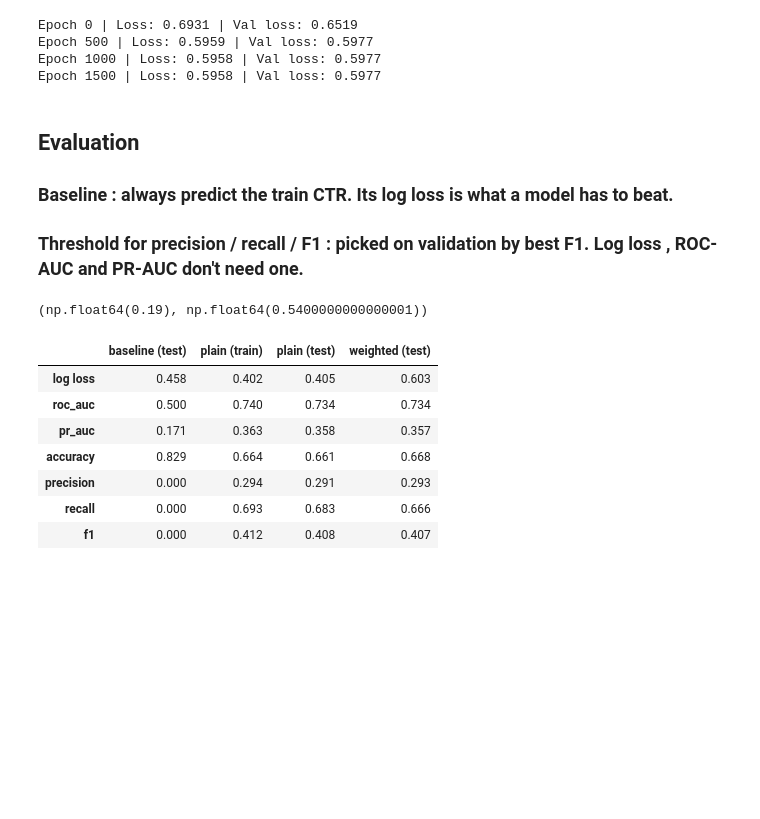
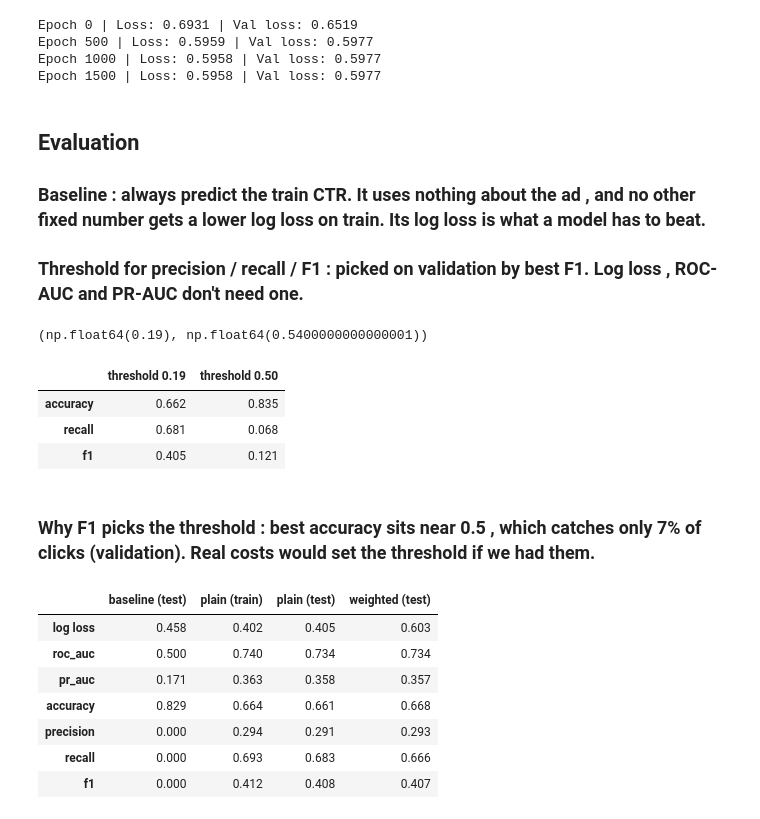
Before and after one commit to IshuIsAwake/advanced_data_science, a Jupyter notebook: projects/ctr_competition/03_logistic_regression.ipynb, the cells around one changed output. Drawn from its saved outputs; the diff is of its cells as text; code cells hidden in the pictures; blank space fills up the shorter version.

```diff
--- a/projects/ctr_competition/03_logistic_regression.ipynb
+++ b/projects/ctr_competition/03_logistic_regression.ipynb
@@ -71,7 +71,7 @@ Epoch 1000 | Loss: 0.5958 | Val loss: 0.5977
 Epoch 1500 | Loss: 0.5958 | Val loss: 0.5977
 # %% [markdown]
 ## Evaluation
-### Baseline : always predict the train CTR. Its log loss is what a model has to beat.
+### Baseline : always predict the train CTR. It uses nothing about the ad , and no other fixed number gets a lower log loss on train. Its log loss is what a model has to beat.
 ### Threshold for precision / recall / F1 : picked on validation by best F1. Log loss , ROC-AUC and PR-AUC don't need one.
 # %%
 def probs(m , X):
@@ -90,6 +90,16 @@ threshold , wthreshold = best_threshold(y_val_np , p_val) , best_threshold(y_val
 threshold , wthreshold
 # %% [output]
 (np.float64(0.19), np.float64(0.5400000000000001))
+# %%
+pd.DataFrame({f'threshold {t:.2f}' : {'accuracy' : accuracy_score(y_val_np , p_val >= t) , 'recall' : recall_score(y_val_np , p_val >= t) ,
+                                     'f1' : f1_score(y_val_np , p_val >= t)} for t in [threshold , 0.5]}).round(3)
+# %% [output]
+|  | threshold 0.19 | threshold 0.50 |
+| accuracy | 0.662 | 0.835 |
+| recall | 0.681 | 0.068 |
+| f1 | 0.405 | 0.121 |
+# %% [markdown]
+### Why F1 picks the threshold : best accuracy sits near 0.5 , which catches only 7% of clicks (validation). Real costs would set the threshold if we had them.
 # %%
 def scores(y , p , pred):
     return {'log loss' : log_loss(y , p) , 'roc_auc' : roc_auc_score(y , p) , 'pr_auc' : average_precision_score(y , p) ,
```
Also changed, not shown: parts of 6 cells of this notebook, 11 other files.
